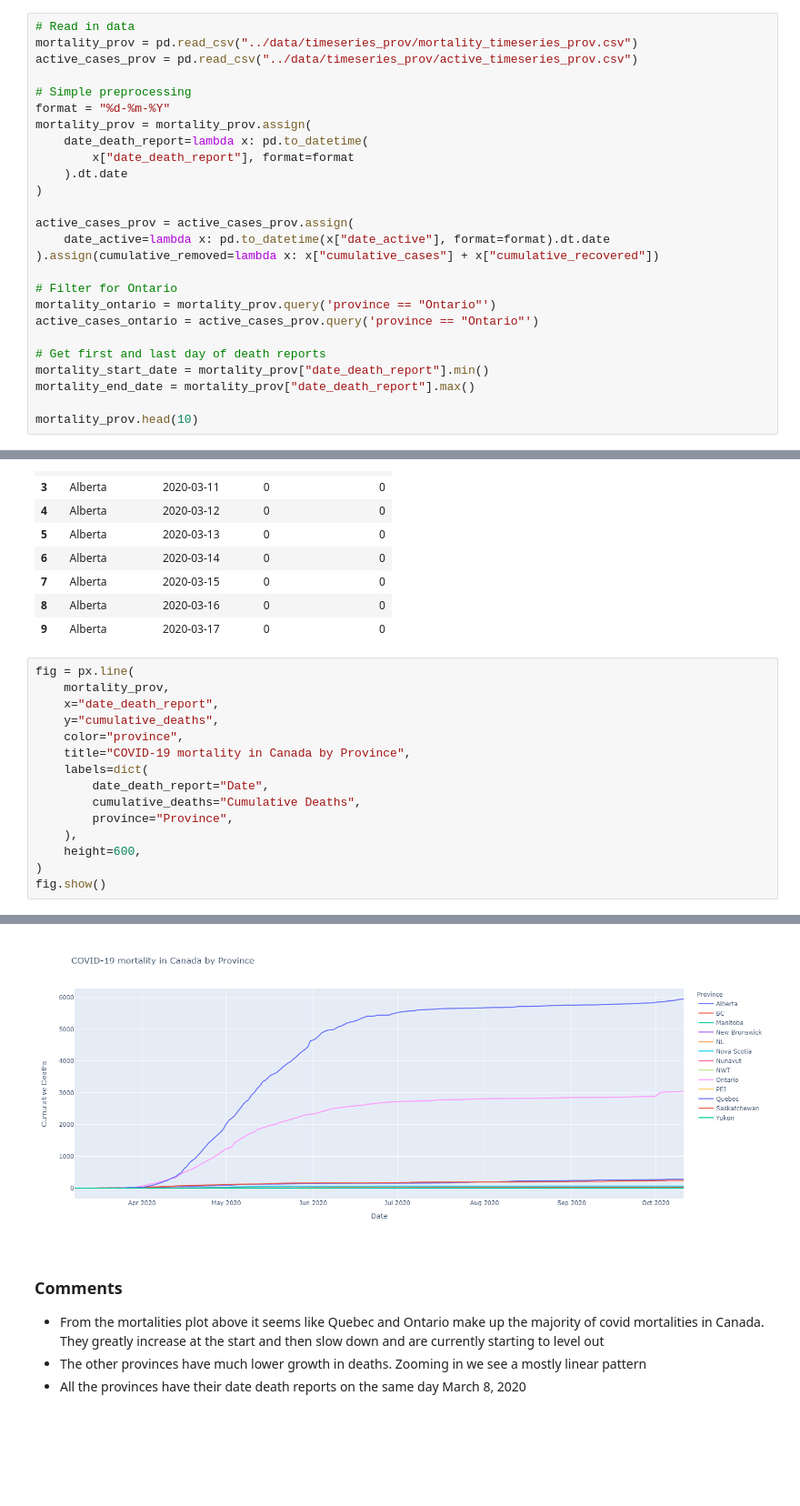
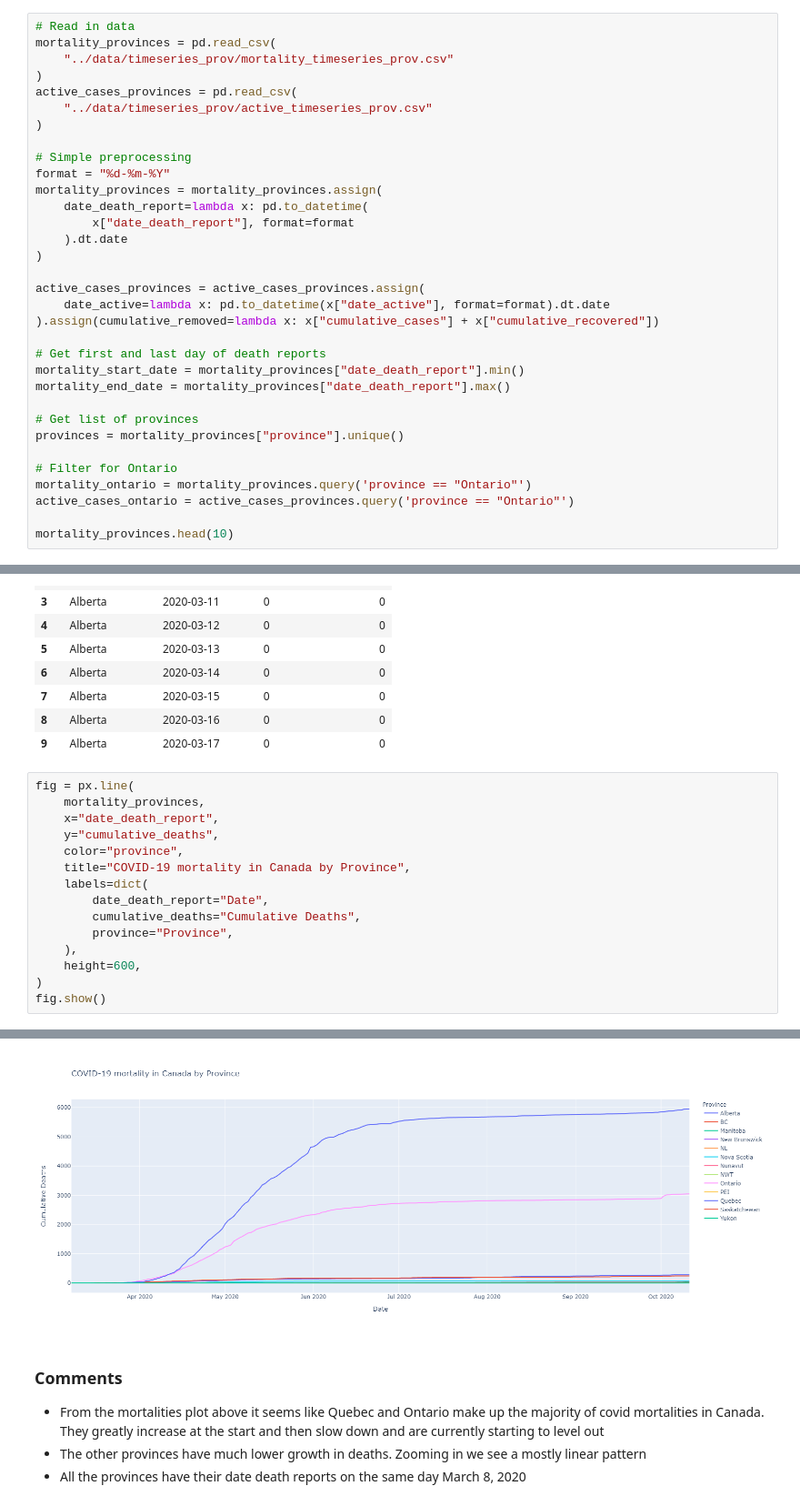
Before and after one commit to Quang-Vinh/yyg-seir-simulator, a Jupyter notebook: notebooks/seir-model.ipynb, the cells around one changed output, grey strips where cells are left out. Shown at 91% size. Saved outputs shown, nothing was run; the diff lists cells and outputs as text; blank space fills up the shorter version.

```diff
--- a/notebooks/seir-model.ipynb
+++ b/notebooks/seir-model.ipynb
@@ -67,30 +66,37 @@ The goal is to produce accurate forecasts of COVID-19 deaths and infections in C
 For the data we'll only be using mortality data as cases data can be innacurate and add noise to the model. The dataset can be found here https://github.com/ishaberry/Covid19Canada.
 # %%
 # Read in data
-mortality_prov = pd.read_csv("../data/timeseries_prov/mortality_timeseries_prov.csv")
-active_cases_prov = pd.read_csv("../data/timeseries_prov/active_timeseries_prov.csv")
+mortality_provinces = pd.read_csv(
+    "../data/timeseries_prov/mortality_timeseries_prov.csv"
+)
+active_cases_provinces = pd.read_csv(
+    "../data/timeseries_prov/active_timeseries_prov.csv"
+)
 
 # Simple preprocessing
 format = "%d-%m-%Y"
-mortality_prov = mortality_prov.assign(
+mortality_provinces = mortality_provinces.assign(
     date_death_report=lambda x: pd.to_datetime(
         x["date_death_report"], format=format
     ).dt.date
 )
 
-active_cases_prov = active_cases_prov.assign(
+active_cases_provinces = active_cases_provinces.assign(
     date_active=lambda x: pd.to_datetime(x["date_active"], format=format).dt.date
 ).assign(cumulative_removed=lambda x: x["cumulative_cases"] + x["cumulative_recovered"])
 
+# Get first and last day of death reports
+mortality_start_date = mortality_provinces["date_death_report"].min()
+mortality_end_date = mortality_provinces["date_death_report"].max()
+
+# Get list of provinces
+provinces = mortality_provinces["province"].unique()
+
 # Filter for Ontario
-mortality_ontario = mortality_prov.query('province == "Ontario"')
-active_cases_ontario = active_cases_prov.query('province == "Ontario"')
+mortality_ontario = mortality_provinces.query('province == "Ontario"')
+active_cases_ontario = active_cases_provinces.query('province == "Ontario"')
 
-# Get first and last day of death reports
-mortality_start_date = mortality_prov["date_death_report"].min()
-mortality_end_date = mortality_prov["date_death_report"].max()
-
-mortality_prov.head(10)
+mortality_provinces.head(10)
 # %% [output]
 |  | province | date_death_report | deaths | cumulative_deaths |
 | 0 | Alberta | 2020-03-08 | 0 | 0 |
@@ -105,7 +111,7 @@ mortality_prov.head(10)
 | 9 | Alberta | 2020-03-17 | 0 | 0 |
 # %%
 fig = px.line(
-    mortality_prov,
+    mortality_provinces,
     x="date_death_report",
     y="cumulative_deaths",
     color="province",
@@ -122,4 +129,4 @@ fig.show()
-[figure, old version]
+[figure, new version]
 # %% [markdown]
 ### Comments
 
```
Also changed, not shown: parts of 13 cells of this notebook.
